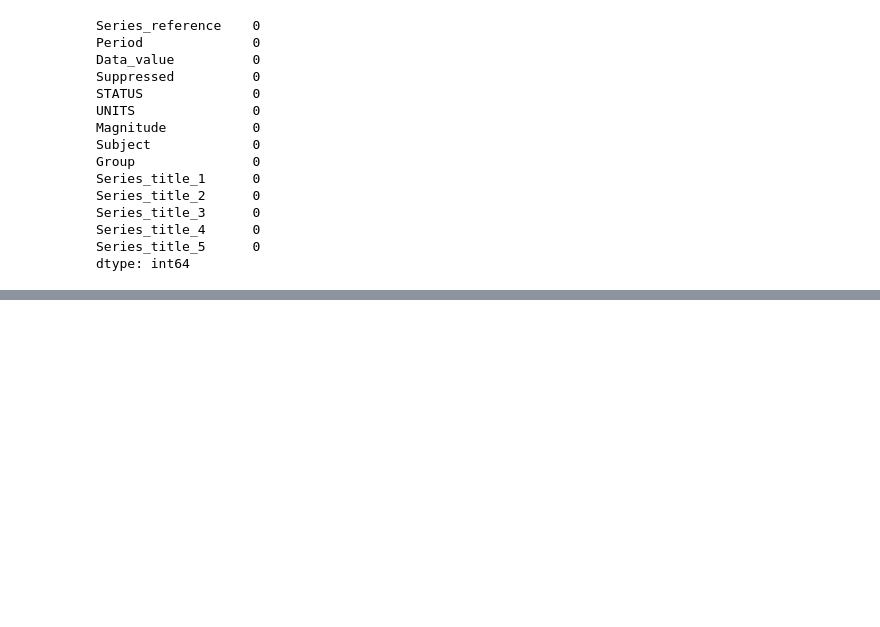
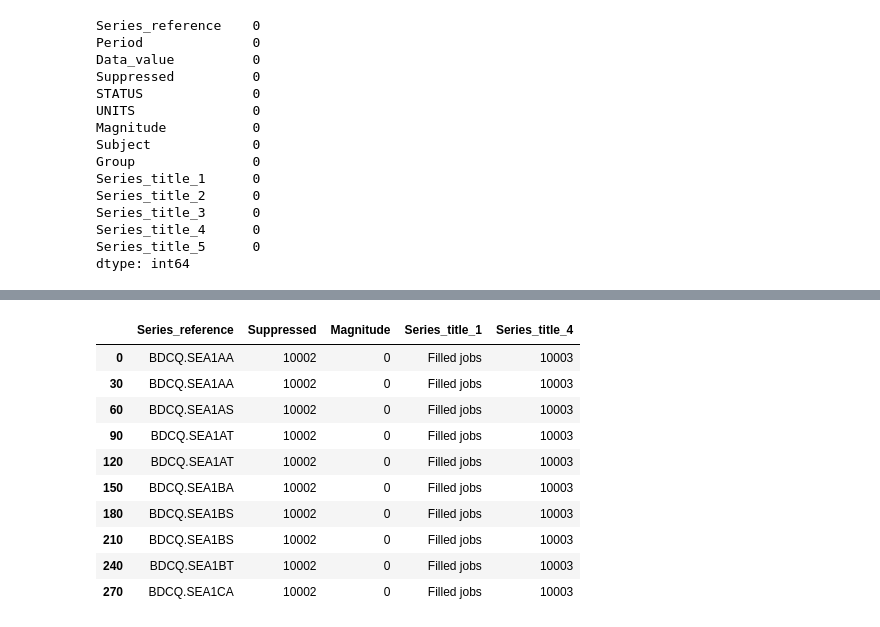
Before and after one commit to hardik-batheja/bankdbms_practiceques, a Jupyter notebook: Assignment/Assignment.ipynb, the cells around one changed output, grey strips where cells are left out. Saved outputs shown, nothing was run; the diff lists cells and outputs as text; code cells hidden in the pictures; blank space fills up the shorter version.

```diff
--- a/Assignment/Assignment.ipynb
+++ b/Assignment/Assignment.ipynb
@@ -101,0 +133,14 @@ df1.duplicated().sum()
+# %%
+df1.iloc[0:300:30 , 0::3]
+# %% [output]
+|  | Series_reference | Suppressed | Magnitude | Series_title_1 | Series_title_4 |
+| 0 | BDCQ.SEA1AA | 10002 | 0 | Filled jobs | 10003 |
+| 30 | BDCQ.SEA1AA | 10002 | 0 | Filled jobs | 10003 |
+| 60 | BDCQ.SEA1AS | 10002 | 0 | Filled jobs | 10003 |
+| 90 | BDCQ.SEA1AT | 10002 | 0 | Filled jobs | 10003 |
+| 120 | BDCQ.SEA1AT | 10002 | 0 | Filled jobs | 10003 |
+| 150 | BDCQ.SEA1BA | 10002 | 0 | Filled jobs | 10003 |
+| 180 | BDCQ.SEA1BS | 10002 | 0 | Filled jobs | 10003 |
+| 210 | BDCQ.SEA1BS | 10002 | 0 | Filled jobs | 10003 |
+| 240 | BDCQ.SEA1BT | 10002 | 0 | Filled jobs | 10003 |
+| 270 | BDCQ.SEA1CA | 10002 | 0 | Filled jobs | 10003 |
```
Also changed, not shown: parts of 13 cells of this notebook, 2 other files.
